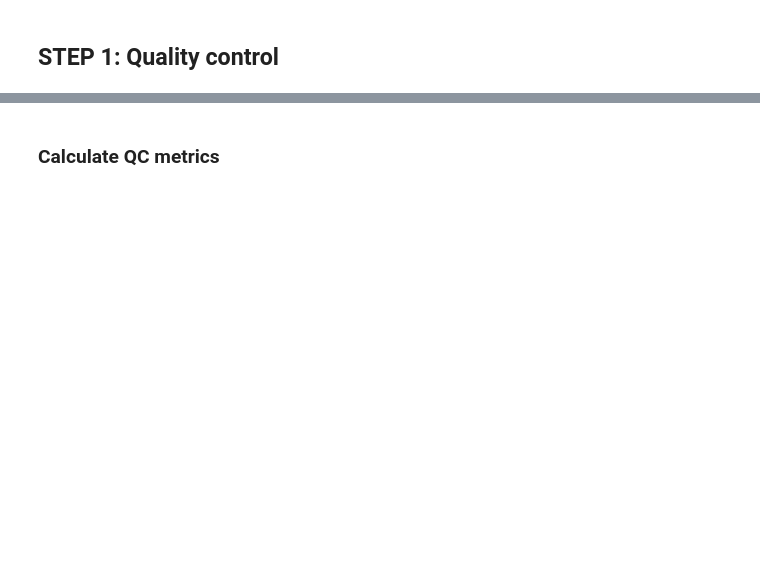
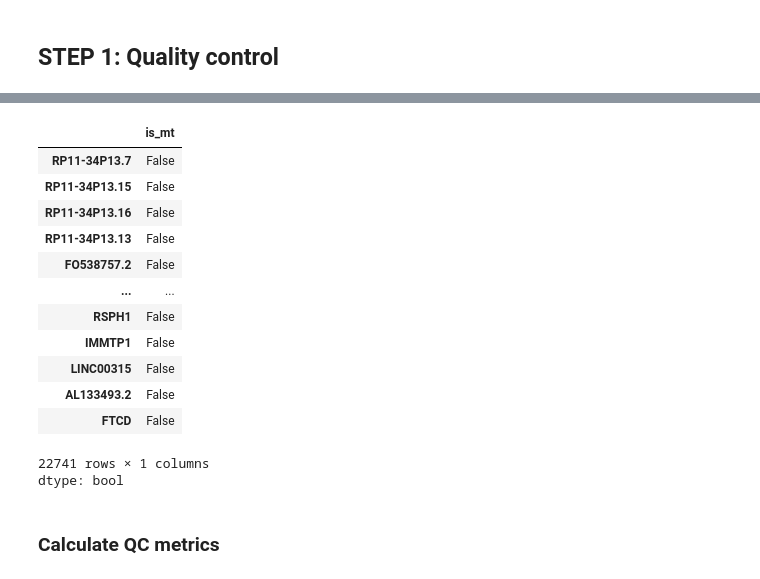
Before and after one commit to jarvanjiang2030/J.Jarvan_225a, a Jupyter notebook: bms225a_ds_workshop_3_student_notebook_2025.ipynb, the cells around one changed output, grey strips where cells are left out. Saved outputs shown, nothing was run; the diff lists cells and outputs as text; code cells hidden in the pictures; blank space fills up the shorter version.

```diff
--- a/bms225a_ds_workshop_3_student_notebook_2025.ipynb
+++ b/bms225a_ds_workshop_3_student_notebook_2025.ipynb
@@ -92,6 +146,8 @@ adata.var_names.str.startswith("MT-")
 ######################################################
 # [🔺] create a new column in adata.var dataframe that indicates if a gene is mitochondrial or not (True if it is / False otherwise)
 # choose an informative name for the new column : )
+
+adata.var['is_mt'] = adata.var_names.str.startswith("MT-")
 # %%
 # verify that the column was added (you can just display the relevant dataframe)
 adata.var.head()
@@ -98,8 +161,25 @@ adata.var.head()
 # %%
 # [🔺] pandas practice: select the var rows that correspond to mitochondrial genes.
 # How many mitochondrial genes are in this dataset?
 # Hint: adata.var is a dataframe and can be sliced as df[ condition based on a logical expression  ]
 # Hint2: slice the var dataframe where the column you created above is equal to True
+
+adata.var['is_mt'] == True
+# %% [output]
+|  | is_mt |
+| RP11-34P13.7 | False |
+| RP11-34P13.15 | False |
+| RP11-34P13.16 | False |
+| RP11-34P13.13 | False |
+| FO538757.2 | False |
+| ... | ... |
+| RSPH1 | False |
+| IMMTP1 | False |
+| LINC00315 | False |
+| AL133493.2 | False |
+| FTCD | False |
+22741 rows × 1 columns
+dtype: bool
 # %%
 # [🔹] for practice you can also add a column that indicates whether a gene is ribosomal
 # ribosomal genes start with "RP" for human, "Rp" for mouse
```
Also changed, not shown: parts of 11 cells of this notebook.
